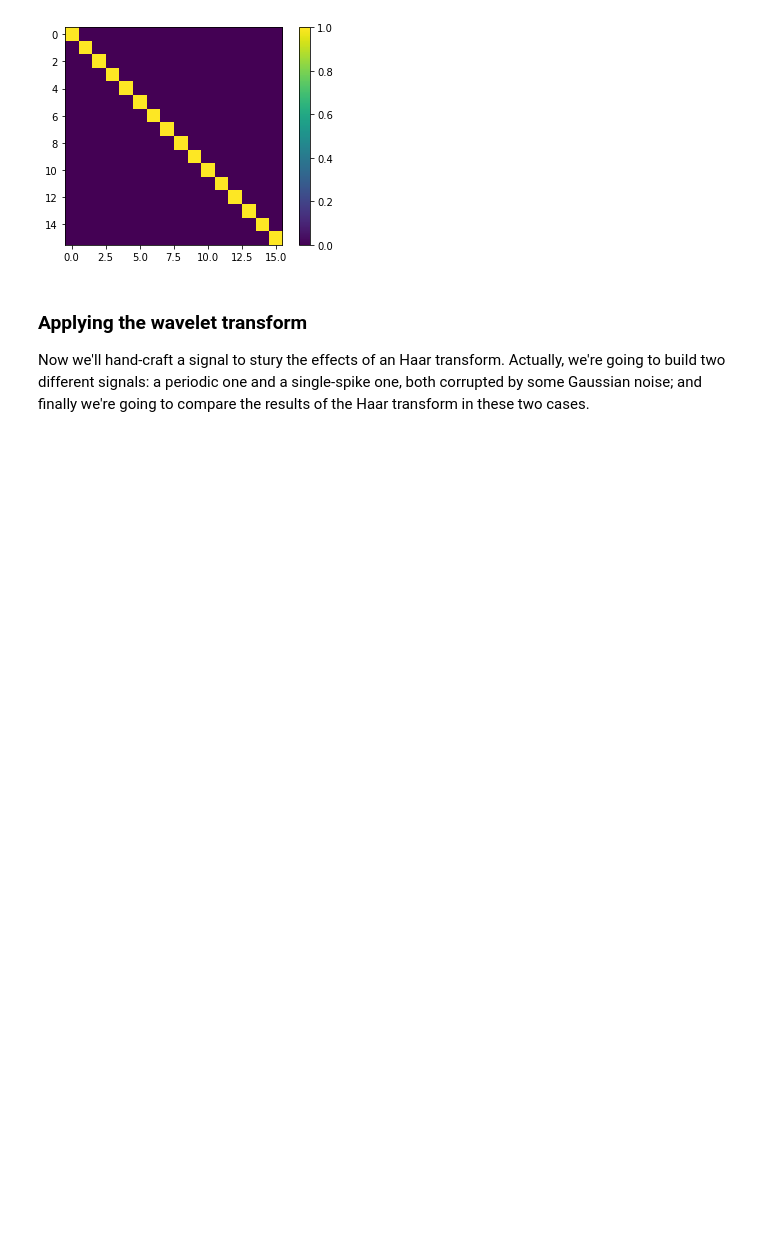
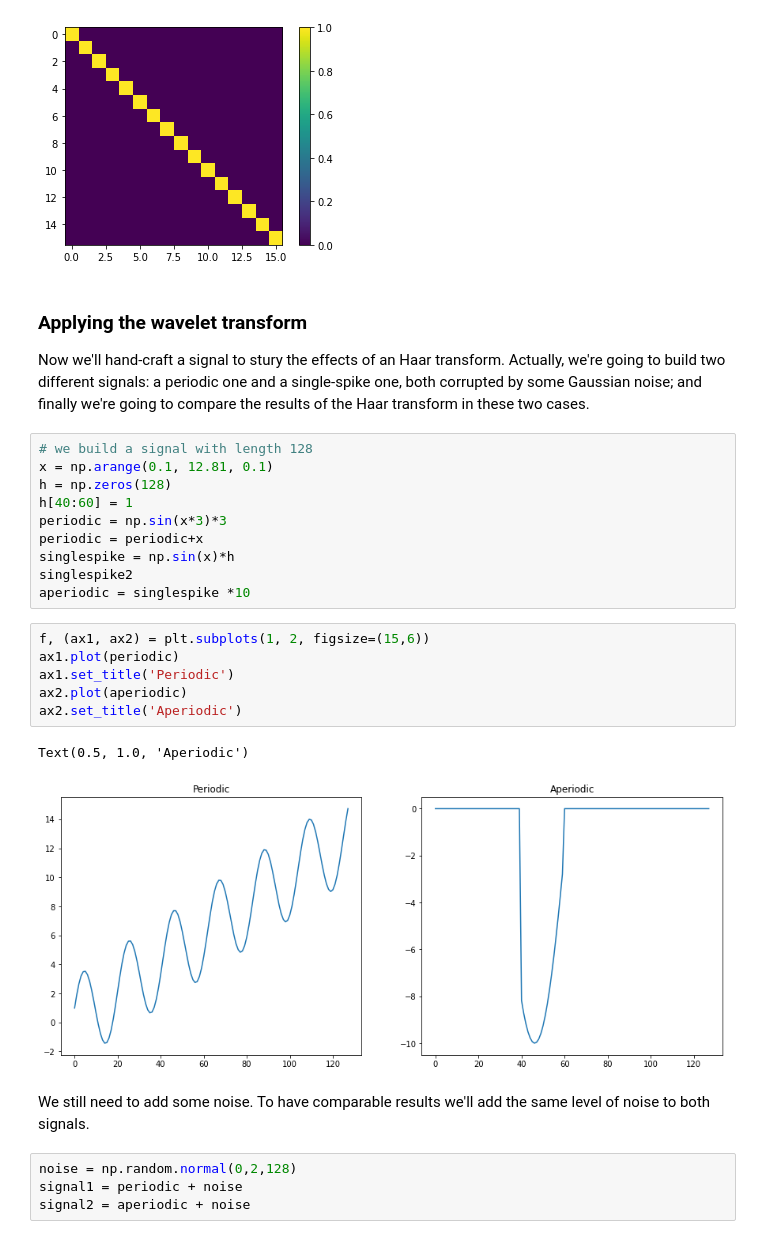
Before and after one commit to GiuliaLanzillotta/My-ML-exercises, a Jupyter notebook: Signal_processing.ipynb, the cells around one changed output. Saved outputs shown, nothing was run; the diff lists cells and outputs as text; blank space fills up the shorter version.

```diff
--- a/Signal_processing.ipynb
+++ b/Signal_processing.ipynb
@@ -88,3 +88,28 @@ plt.show()
 ### Applying the wavelet transform
 
 Now we'll hand-craft a signal to stury the effects of an Haar transform. Actually, we're going to build two different signals: a periodic one and a single-spike one, both corrupted by some Gaussian noise; and finally we're going to compare the results of the Haar transform in these two cases.
+# %%
+# we build a signal with length 128
+x = np.arange(0.1, 12.81, 0.1)
+h = np.zeros(128)
+h[40:60] = 1
+periodic = np.sin(x*3)*3
+periodic = periodic+x
+singlespike = np.sin(x)*h
+singlespike2
+aperiodic = singlespike *10
+# %%
+f, (ax1, ax2) = plt.subplots(1, 2, figsize=(15,6))
+ax1.plot(periodic)
+ax1.set_title('Periodic')
+ax2.plot(aperiodic)
+ax2.set_title('Aperiodic')
+# %% [output]
+Text(0.5, 1.0, 'Aperiodic')
+[figure, added]
+# %% [markdown]
+We still need to add some noise. To have comparable results we'll add the same level of noise to both signals.
+# %%
+noise = np.random.normal(0,2,128)
+signal1 = periodic + noise
+signal2 = aperiodic + noise
```
Also changed, not shown: parts of 7 cells of this notebook.
